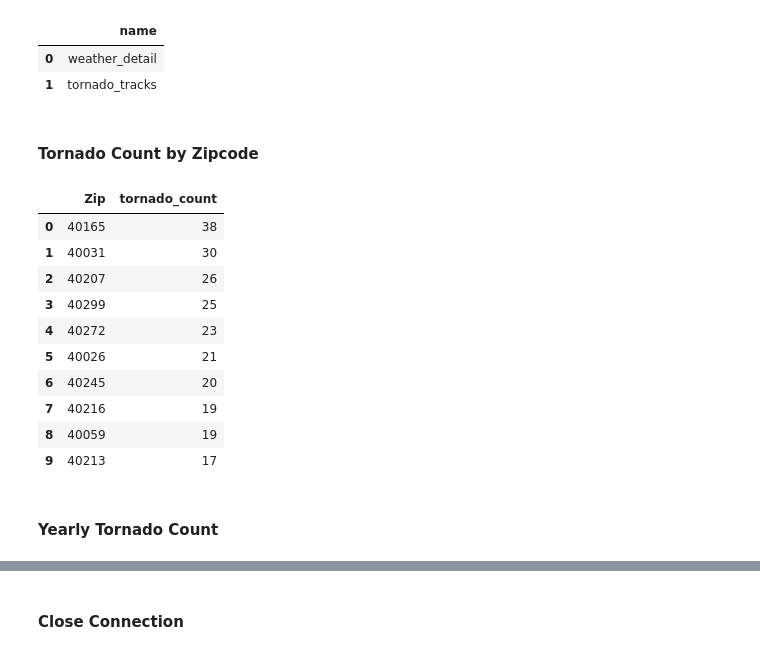
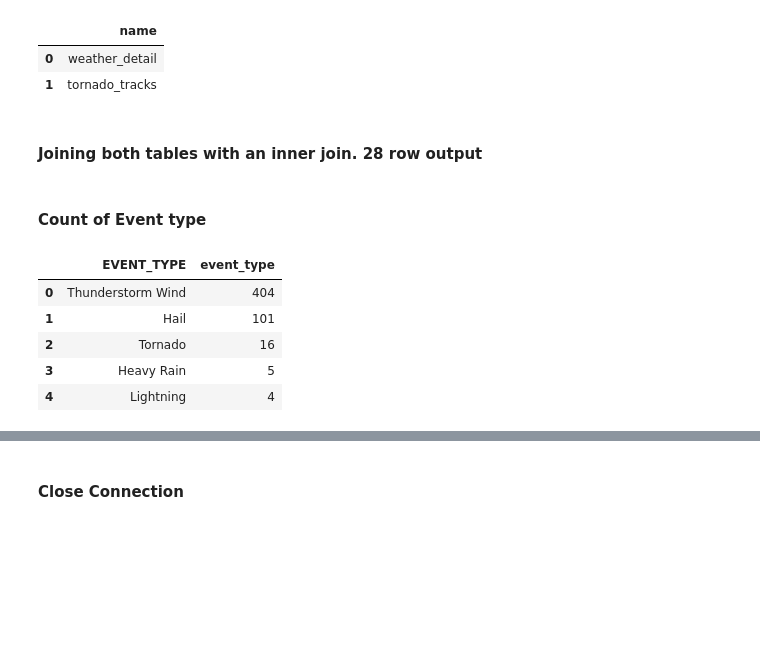
Before and after one commit to eugeniaduke/Is_Tornado_Activity_Increasing, a Jupyter notebook: Notebooks/Tornado_Tracks_Database.ipynb, the cells around one changed output, grey strips where cells are left out. Saved outputs shown, nothing was run; the diff lists cells and outputs as text; code cells hidden in the pictures; blank space fills up the shorter version.

Commit message:
added some visuals to tornado tracks notebook

```diff
--- a/Notebooks/Tornado_Tracks_Database.ipynb
+++ b/Notebooks/Tornado_Tracks_Database.ipynb
@@ -36,6 +36,8 @@ pd.read_sql("SELECT name FROM sqlite_master WHERE type='table';", connection)
 | 1 | tornado_tracks |
 # %%
 pd.read_sql("SELECT * FROM tornado_tracks ;", connection)
+# %% [markdown]
+#### Joining both tables with an inner join.  28 row output
 # %%
 
 Join = """
@@ -50,28 +52,20 @@ AND t.DATE = w.DATE
 df = pd.read_sql(Join, connection)
 df
 # %% [markdown]
-#### Tornado Count by Zipcode
+#### Count of Event type
 # %%
-Query = """
-SELECT Zip, COUNT(*) AS tornado_count
+event_type_count = """
+SELECT event_type, COUNT(event_id) AS event_type
 FROM tornado_tracks
-GROUP BY Zip
-ORDER BY tornado_count DESC
-LIMIT 10;
+GROUP BY event_type
+ORDER BY event_type DESC
 """
-df = pd.read_sql(Query, connection)
+df = pd.read_sql(event_type_count, connection)
 df
 # %% [output]
-|  | Zip | tornado_count |
-| 0 | 40165 | 38 |
-| 1 | 40031 | 30 |
-| 2 | 40207 | 26 |
-| 3 | 40299 | 25 |
-| 4 | 40272 | 23 |
-| 5 | 40026 | 21 |
-| 6 | 40245 | 20 |
-| 7 | 40216 | 19 |
-| 8 | 40059 | 19 |
-| 9 | 40213 | 17 |
+|  | EVENT_TYPE | event_type |
+| 0 | Thunderstorm Wind | 404 |
+| 1 | Hail | 101 |
+| 2 | Tornado | 16 |
+| 3 | Heavy Rain | 5 |
+| 4 | Lightning | 4 |
-# %% [markdown]
-#### Yearly Tornado Count
```
Also changed, not shown: parts of 12 cells of this notebook, 2 other files.
